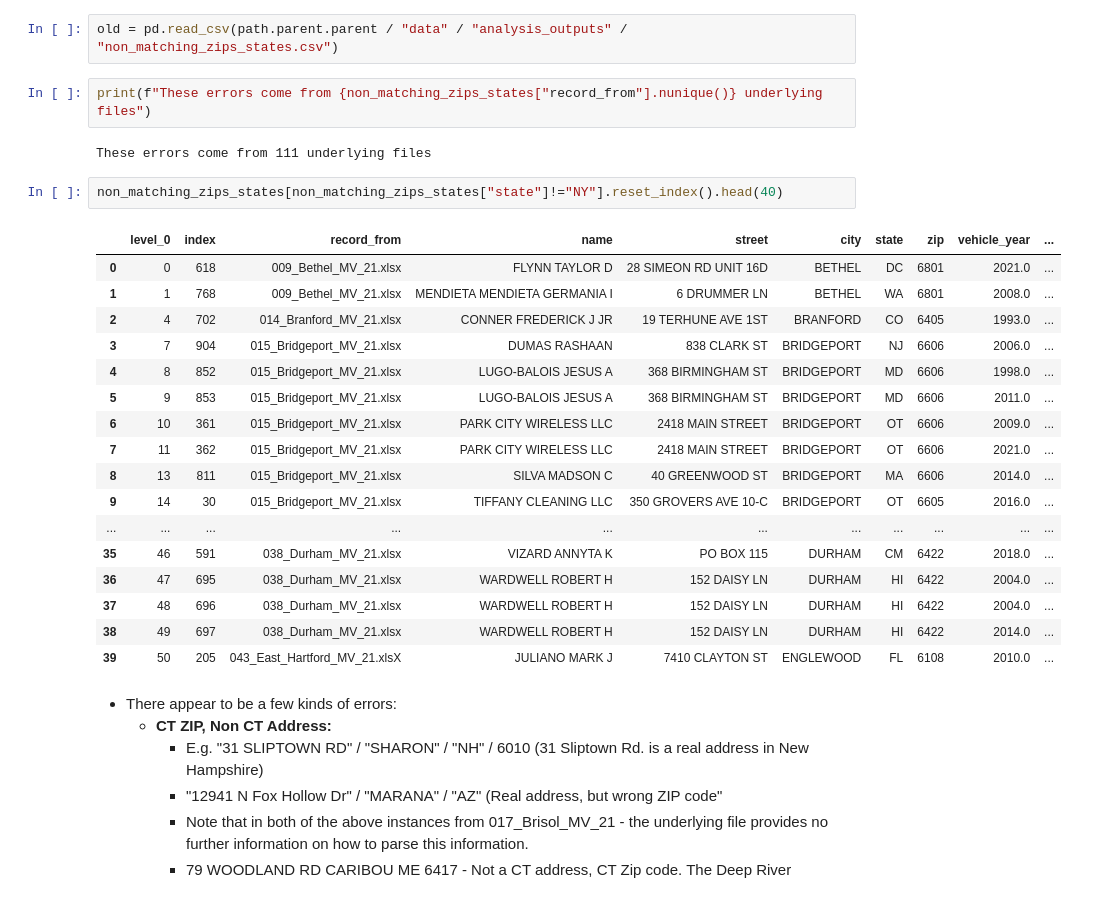
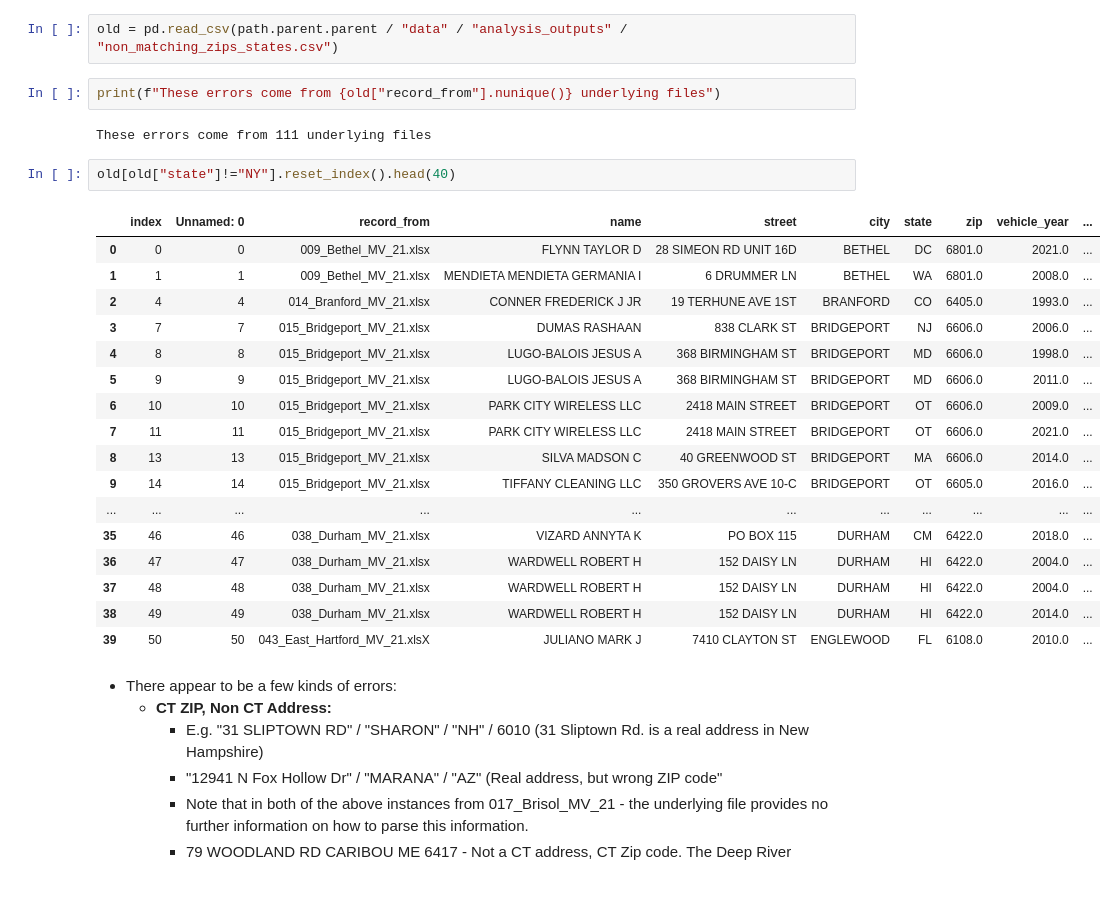
Before and after one commit to rajanoureddine/ctdot-tobin-yse, a Jupyter notebook: 1_municipal_data/check_reconstruct_municipal.ipynb, the cells around one changed output. Drawn from its saved outputs; the diff is of its cells as text.

```diff
--- a/1_municipal_data/check_reconstruct_municipal.ipynb
+++ b/1_municipal_data/check_reconstruct_municipal.ipynb
@@ -641,29 +665,29 @@ nonct_zip_ct_state.reset_index(drop = True).to_csv(path.parent.parent / "data" /
 # %%
 old = pd.read_csv(path.parent.parent / "data" / "analysis_outputs" / "non_matching_zips_states.csv")
 # %%
-print(f"These errors come from {non_matching_zips_states["record_from"].nunique()} underlying files")
+print(f"These errors come from {old["record_from"].nunique()} underlying files")
 # %% [output]
 These errors come from 111 underlying files
 # %%
-non_matching_zips_states[non_matching_zips_states["state"]!="NY"].reset_index().head(40)
+old[old["state"]!="NY"].reset_index().head(40)
 # %% [output]
-|  | level_0 | index | record_from | name | street | city | state | zip | vehicle_year | ... |
-| 0 | 0 | 618 | 009_Bethel_MV_21.xlsx | FLYNN TAYLOR D | 28 SIMEON RD UNIT 16D | BETHEL | DC | 6801 | 2021.0 | ... |
-| 1 | 1 | 768 | 009_Bethel_MV_21.xlsx | MENDIETA MENDIETA GERMANIA I | 6 DRUMMER LN | BETHEL | WA | 6801 | 2008.0 | ... |
-| 2 | 4 | 702 | 014_Branford_MV_21.xlsx | CONNER FREDERICK J JR | 19 TERHUNE AVE 1ST | BRANFORD | CO | 6405 | 1993.0 | ... |
-| 3 | 7 | 904 | 015_Bridgeport_MV_21.xlsx | DUMAS RASHAAN | 838 CLARK ST | BRIDGEPORT | NJ | 6606 | 2006.0 | ... |
-| 4 | 8 | 852 | 015_Bridgeport_MV_21.xlsx | LUGO-BALOIS JESUS A | 368 BIRMINGHAM ST | BRIDGEPORT | MD | 6606 | 1998.0 | ... |
-| 5 | 9 | 853 | 015_Bridgeport_MV_21.xlsx | LUGO-BALOIS JESUS A | 368 BIRMINGHAM ST | BRIDGEPORT | MD | 6606 | 2011.0 | ... |
-| 6 | 10 | 361 | 015_Bridgeport_MV_21.xlsx | PARK CITY WIRELESS LLC | 2418 MAIN STREET | BRIDGEPORT | OT | 6606 | 2009.0 | ... |
-| 7 | 11 | 362 | 015_Bridgeport_MV_21.xlsx | PARK CITY WIRELESS LLC | 2418 MAIN STREET | BRIDGEPORT | OT | 6606 | 2021.0 | ... |
-| 8 | 13 | 811 | 015_Bridgeport_MV_21.xlsx | SILVA MADSON C | 40 GREENWOOD ST | BRIDGEPORT | MA | 6606 | 2014.0 | ... |
-| 9 | 14 | 30 | 015_Bridgeport_MV_21.xlsx | TIFFANY CLEANING LLC | 350 GROVERS AVE 10-C | BRIDGEPORT | OT | 6605 | 2016.0 | ... |
+|  | index | Unnamed: 0 | record_from | name | street | city | state | zip | vehicle_year | ... |
+| 0 | 0 | 0 | 009_Bethel_MV_21.xlsx | FLYNN TAYLOR D | 28 SIMEON RD UNIT 16D | BETHEL | DC | 6801.0 | 2021.0 | ... |
+| 1 | 1 | 1 | 009_Bethel_MV_21.xlsx | MENDIETA MENDIETA GERMANIA I | 6 DRUMMER LN | BETHEL | WA | 6801.0 | 2008.0 | ... |
+| 2 | 4 | 4 | 014_Branford_MV_21.xlsx | CONNER FREDERICK J JR | 19 TERHUNE AVE 1ST | BRANFORD | CO | 6405.0 | 1993.0 | ... |
+| 3 | 7 | 7 | 015_Bridgeport_MV_21.xlsx | DUMAS RASHAAN | 838 CLARK ST | BRIDGEPORT | NJ | 6606.0 | 2006.0 | ... |
+| 4 | 8 | 8 | 015_Bridgeport_MV_21.xlsx | LUGO-BALOIS JESUS A | 368 BIRMINGHAM ST | BRIDGEPORT | MD | 6606.0 | 1998.0 | ... |
+| 5 | 9 | 9 | 015_Bridgeport_MV_21.xlsx | LUGO-BALOIS JESUS A | 368 BIRMINGHAM ST | BRIDGEPORT | MD | 6606.0 | 2011.0 | ... |
+| 6 | 10 | 10 | 015_Bridgeport_MV_21.xlsx | PARK CITY WIRELESS LLC | 2418 MAIN STREET | BRIDGEPORT | OT | 6606.0 | 2009.0 | ... |
+| 7 | 11 | 11 | 015_Bridgeport_MV_21.xlsx | PARK CITY WIRELESS LLC | 2418 MAIN STREET | BRIDGEPORT | OT | 6606.0 | 2021.0 | ... |
+| 8 | 13 | 13 | 015_Bridgeport_MV_21.xlsx | SILVA MADSON C | 40 GREENWOOD ST | BRIDGEPORT | MA | 6606.0 | 2014.0 | ... |
+| 9 | 14 | 14 | 015_Bridgeport_MV_21.xlsx | TIFFANY CLEANING LLC | 350 GROVERS AVE 10-C | BRIDGEPORT | OT | 6605.0 | 2016.0 | ... |
 | ... | ... | ... | ... | ... | ... | ... | ... | ... | ... | ... |
-| 35 | 46 | 591 | 038_Durham_MV_21.xlsx | VIZARD ANNYTA K | PO BOX 115 | DURHAM | CM | 6422 | 2018.0 | ... |
-| 36 | 47 | 695 | 038_Durham_MV_21.xlsx | WARDWELL ROBERT H | 152 DAISY LN | DURHAM | HI | 6422 | 2004.0 | ... |
-| 37 | 48 | 696 | 038_Durham_MV_21.xlsx | WARDWELL ROBERT H | 152 DAISY LN | DURHAM | HI | 6422 | 2004.0 | ... |
-| 38 | 49 | 697 | 038_Durham_MV_21.xlsx | WARDWELL ROBERT H | 152 DAISY LN | DURHAM | HI | 6422 | 2014.0 | ... |
-| 39 | 50 | 205 | 043_East_Hartford_MV_21.xlsX | JULIANO MARK J | 7410 CLAYTON ST | ENGLEWOOD | FL | 6108 | 2010.0 | ... |
+| 35 | 46 | 46 | 038_Durham_MV_21.xlsx | VIZARD ANNYTA K | PO BOX 115 | DURHAM | CM | 6422.0 | 2018.0 | ... |
+| 36 | 47 | 47 | 038_Durham_MV_21.xlsx | WARDWELL ROBERT H | 152 DAISY LN | DURHAM | HI | 6422.0 | 2004.0 | ... |
+| 37 | 48 | 48 | 038_Durham_MV_21.xlsx | WARDWELL ROBERT H | 152 DAISY LN | DURHAM | HI | 6422.0 | 2004.0 | ... |
+| 38 | 49 | 49 | 038_Durham_MV_21.xlsx | WARDWELL ROBERT H | 152 DAISY LN | DURHAM | HI | 6422.0 | 2014.0 | ... |
+| 39 | 50 | 50 | 043_East_Hartford_MV_21.xlsX | JULIANO MARK J | 7410 CLAYTON ST | ENGLEWOOD | FL | 6108.0 | 2010.0 | ... |
 # %% [markdown]
 * There appear to be a few kinds of errors:
     * **CT ZIP, Non CT Address:**
```
Also changed, not shown: parts of 18 cells of this notebook.
